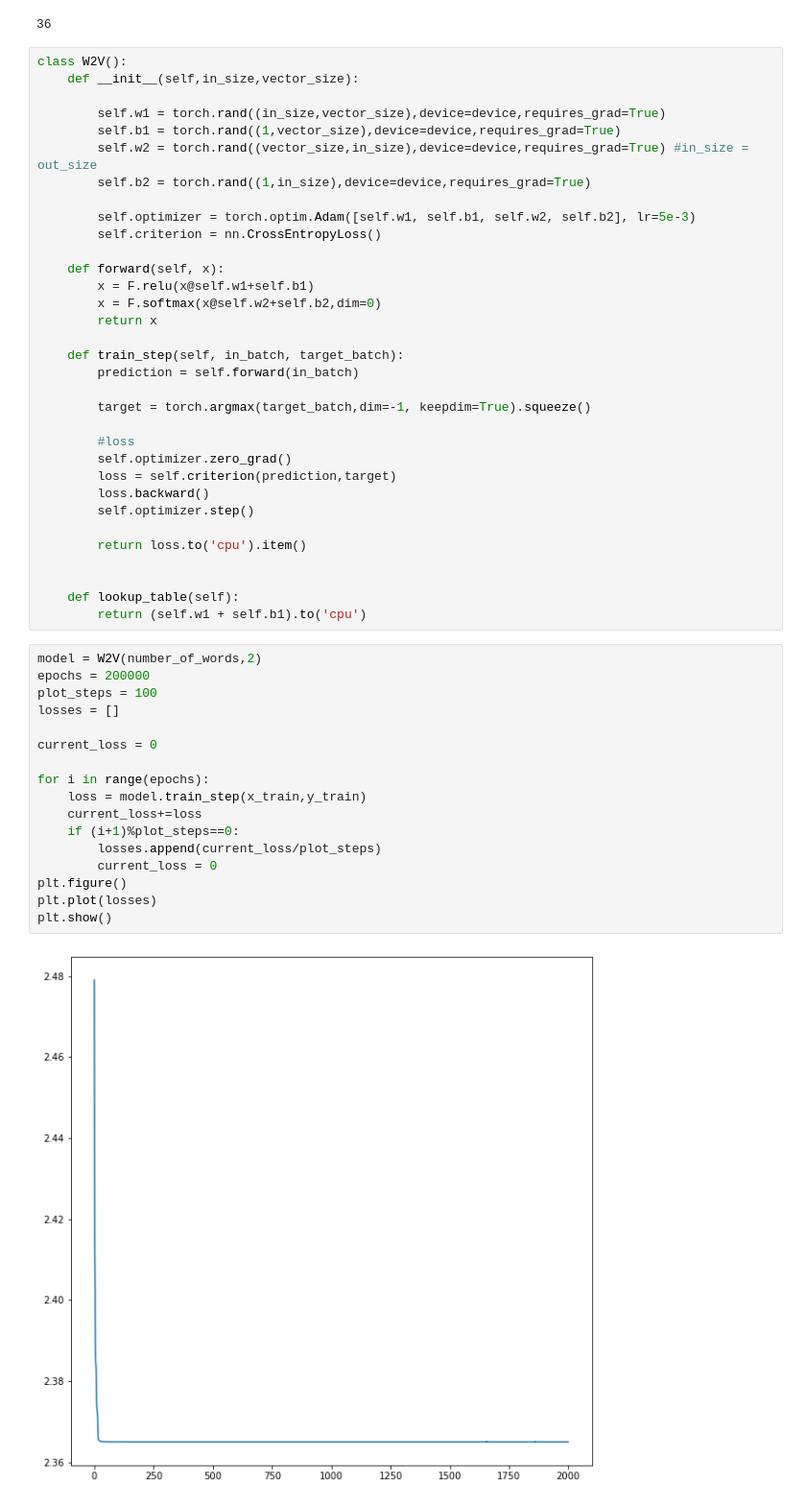
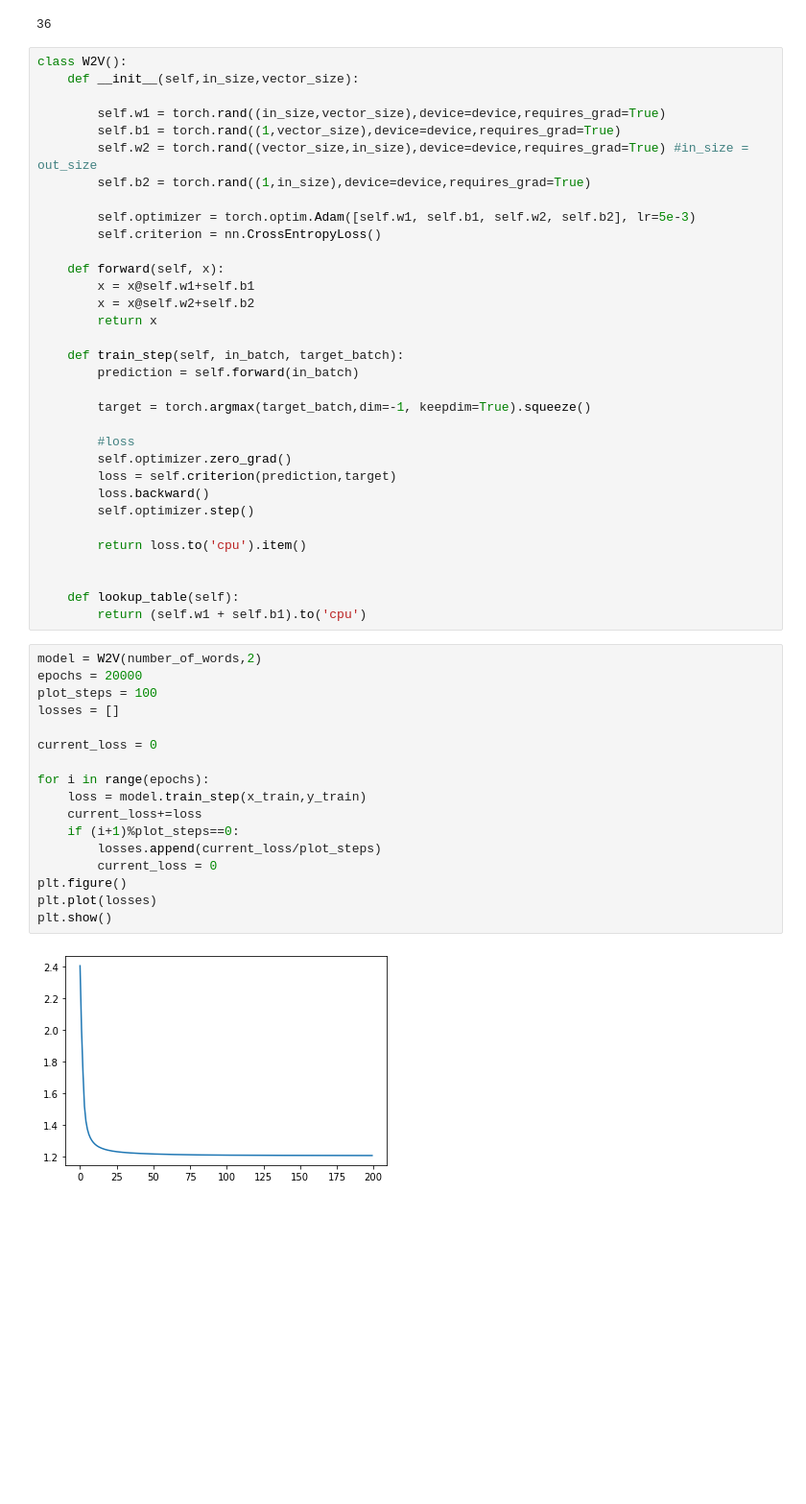
Before and after one commit to leonardtd/PyTorch-NN, a Jupyter notebook: W2V implementation/W2V.ipynb, the cells around one changed output. Shown: that part at 96% size. Drawn from its saved outputs; the diff is of its cells as text; blank space fills up the shorter version.

```diff
--- a/W2V implementation/W2V.ipynb
+++ b/W2V implementation/W2V.ipynb
@@ -186,8 +186,8 @@ class W2V():
         self.criterion = nn.CrossEntropyLoss()
 
     def forward(self, x):
-        x = F.relu(x@self.w1+self.b1)
-        x = F.softmax(x@self.w2+self.b2,dim=0)
+        x = x@self.w1+self.b1
+        x = x@self.w2+self.b2
         return x
 
     def train_step(self, in_batch, target_batch):
@@ -208,21 +208,21 @@ class W2V():
         return (self.w1 + self.b1).to('cpu')
 # %%
 model = W2V(number_of_words,2)
-epochs = 200000
+epochs = 20000
 plot_steps = 100
 losses = []
 
 current_loss = 0
 
 for i in range(epochs):
     loss = model.train_step(x_train,y_train)
     current_loss+=loss
     if (i+1)%plot_steps==0:
         losses.append(current_loss/plot_steps)
         current_loss = 0
 plt.figure()
 plt.plot(losses)
 plt.show()
 # %% [output]
-[figure, old version]
+[figure, new version]
 # %%
```
Also changed, not shown: parts of 4 cells of this notebook.
